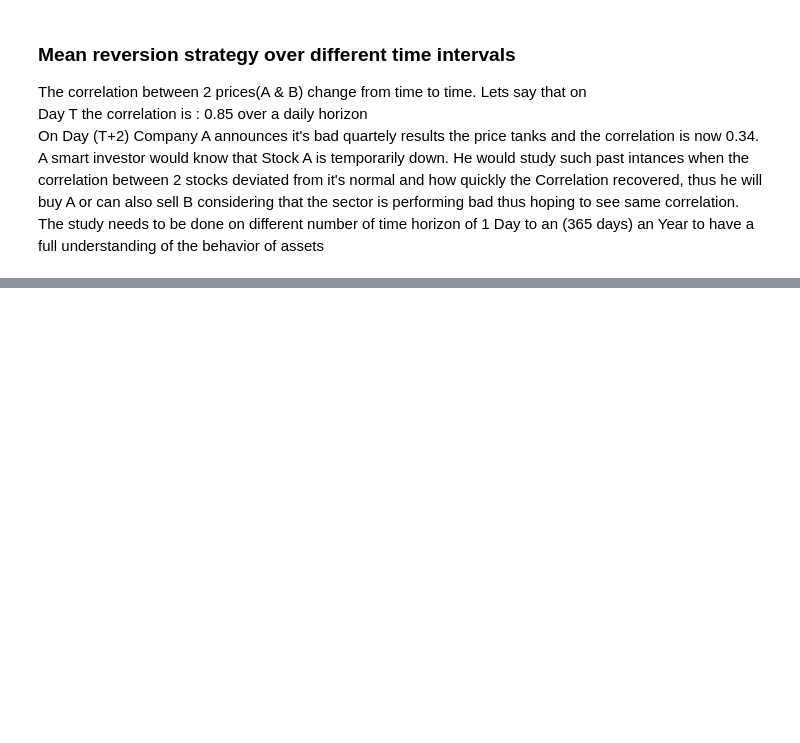
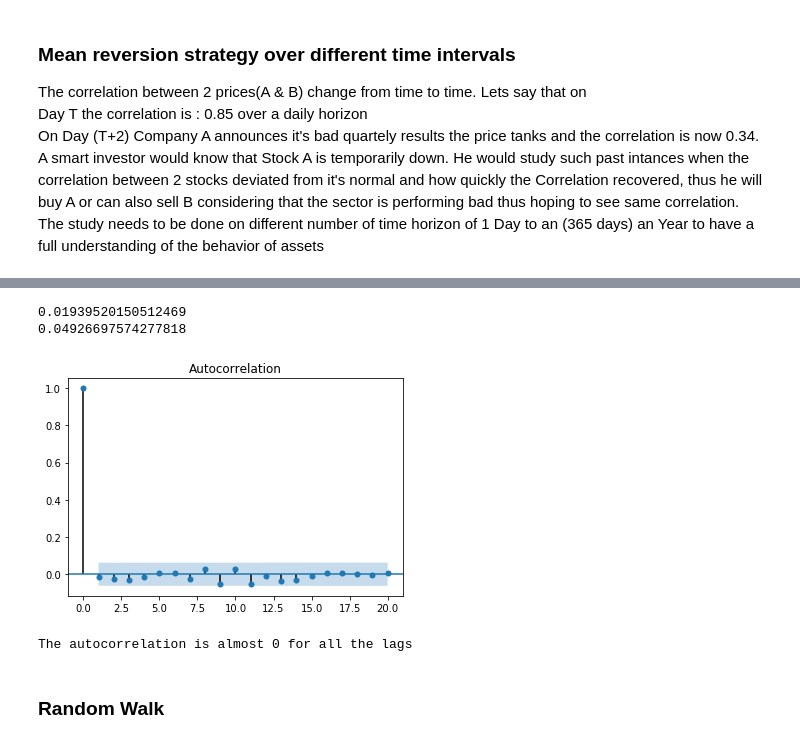
Before and after one commit to KshitizSharmaV/DataScience_In_Investment_Banking, a Jupyter notebook: Time Series Analysis.ipynb, the cells around one changed output, grey strips where cells are left out. Cells and saved outputs as stored; diff of their text form; code cells hidden in the pictures; blank space fills up the shorter version.

```diff
--- a/Time Series Analysis.ipynb
+++ b/Time Series Analysis.ipynb
@@ -103,0 +227,16 @@ Let's analyze TSLA behavior, I believe that it will be -ve auto correlation, let
+# %%
+returns=np.random.normal(loc=0.02,scale=0.05,size=1000)
+print(np.mean(returns))
+print(np.std(returns))
+
+plot_acf(returns,alpha=0.05,lags=20)
+plt.show()
+
+print("The autocorrelation is almost 0 for all the lags")
+# %% [output]
+0.01939520150512469
+0.04926697574277818
+[figure, added]
+The autocorrelation is almost 0 for all the lags
+# %% [markdown]
+### Random Walk
```
Also changed, not shown: parts of 10 cells of this notebook.
